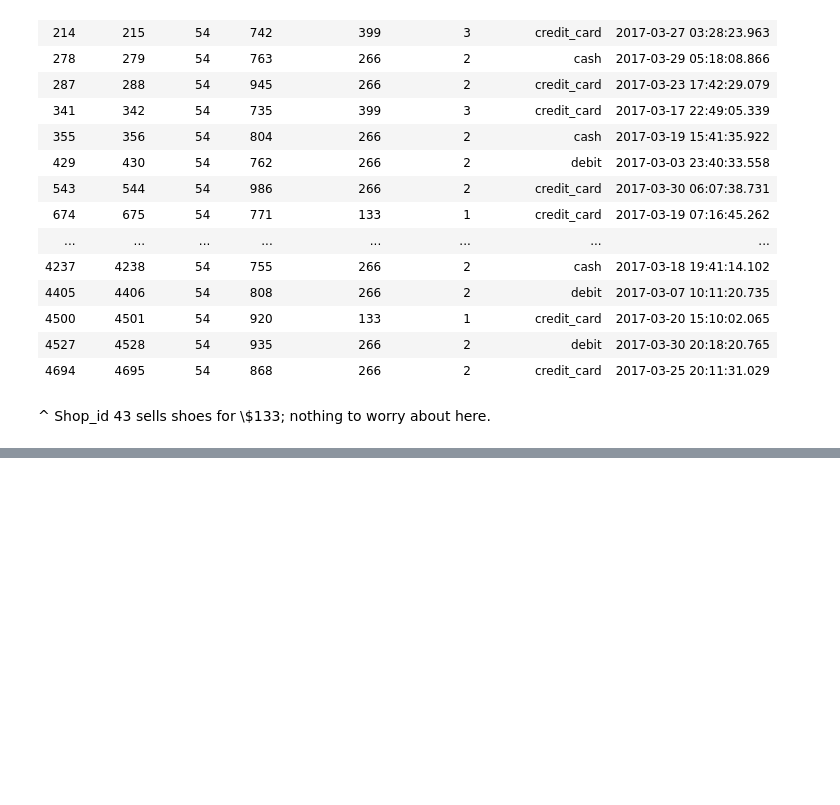
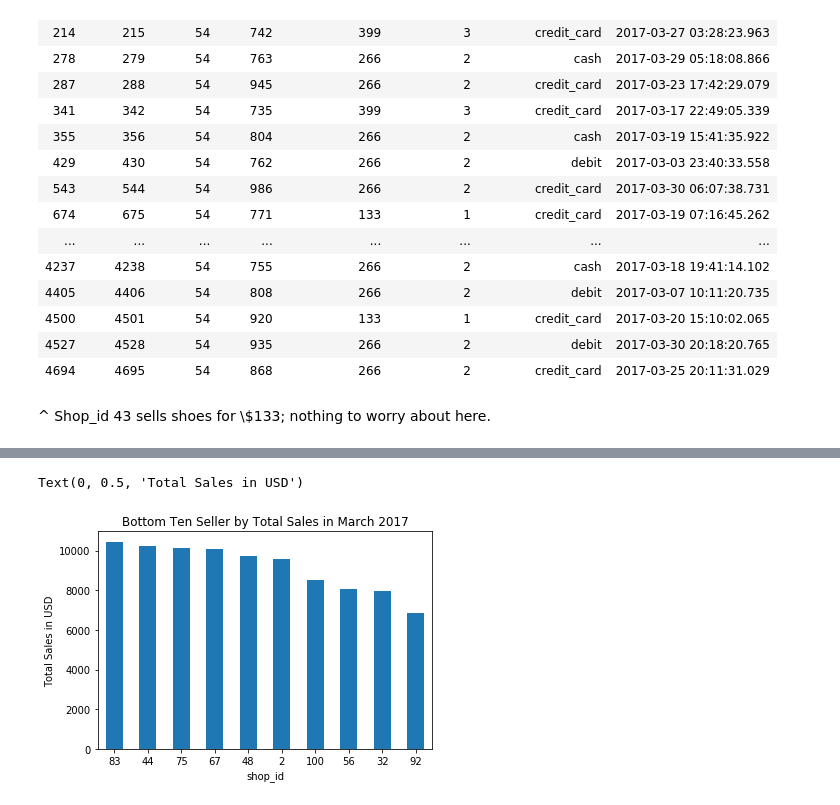
Before and after one commit to rmlevy1/ShopifyChallenge, a Jupyter notebook: EDA & Cleaning.ipynb, the cells around one changed output, grey strips where cells are left out. Cells and saved outputs as stored; diff of their text form; code cells hidden in the pictures; blank space fills up the shorter version.

```diff
--- a/EDA & Cleaning.ipynb
+++ b/EDA & Cleaning.ipynb
@@ -227,0 +259,8 @@ sneaker_data.payment_method.value_counts().plot(kind='bar', title = 'Payment Met
+# %%
+sneaker_data1.groupby('shop_id').order_amount.sum().sort_values(ascending = False).tail(10).plot(kind='bar')
+plt.title('Bottom Ten Seller by Total Sales in March 2017')
+plt.xticks(rotation=0)
+plt.ylabel('Total Sales in USD')
+# %% [output]
+Text(0, 0.5, 'Total Sales in USD')
+[figure, added]
```
Also changed, not shown: parts of 8 cells of this notebook.
